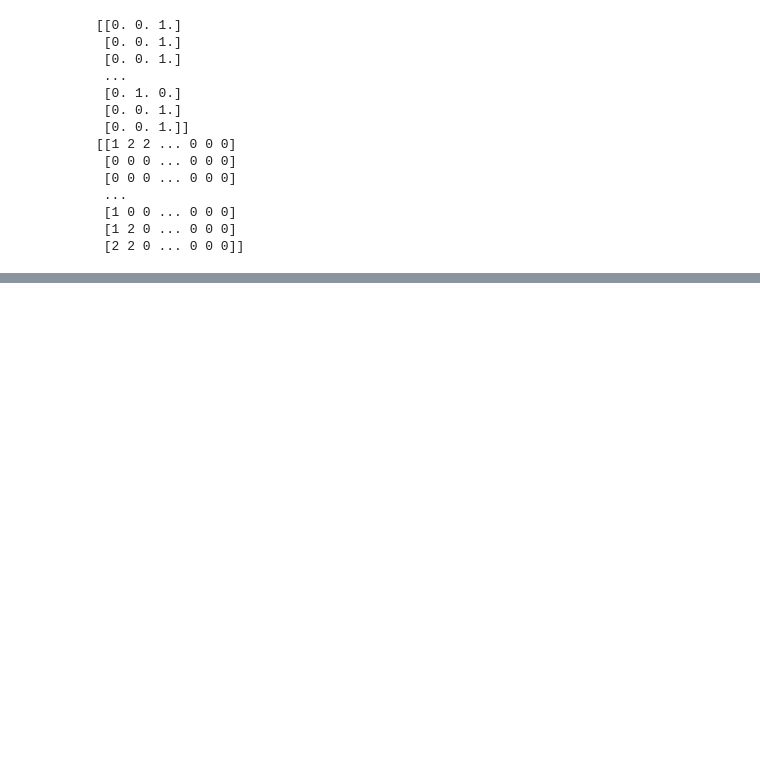
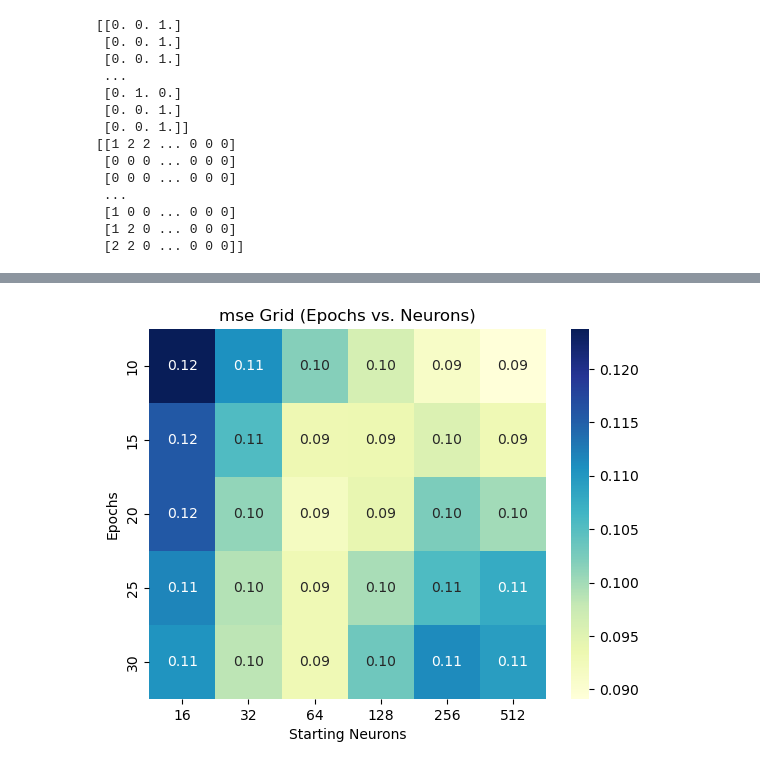
Before and after one commit to Omagar1/Connect4withAI, a Jupyter notebook: MLAgentTrain.ipynb, the cells around one changed output, grey strips where cells are left out. Drawn from its saved outputs; the diff is of its cells as text; code cells hidden in the pictures; blank space fills up the shorter version.

```diff
--- a/MLAgentTrain.ipynb
+++ b/MLAgentTrain.ipynb
@@ -333,0 +434,9 @@ loss
+# %%
+## heat map code for mse
+sns.heatmap(formatedResultsMSE, annot=True, cmap="YlGnBu", fmt=".2f")
+plt.title("mse Grid (Epochs vs. Neurons)")
+plt.ylabel("Epochs")
+plt.xlabel("Starting Neurons")
+plt.show()
+# %% [output]
+[figure, added]
```
Also changed, not shown: parts of 20 cells of this notebook, 4 other files.
